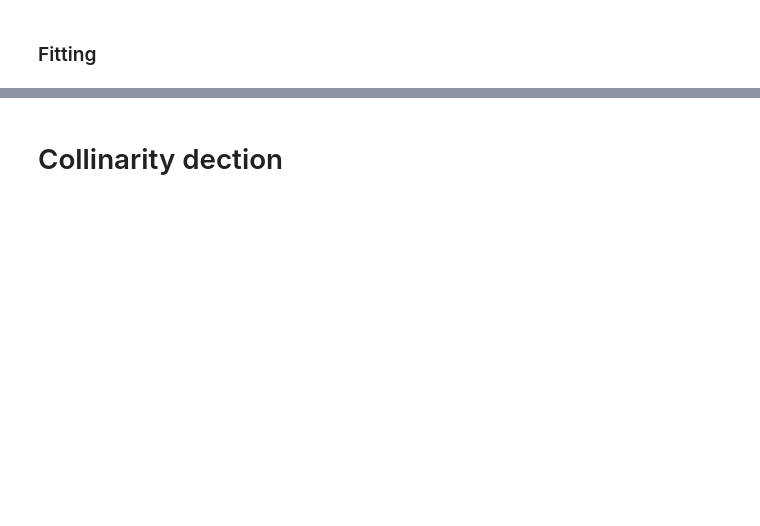
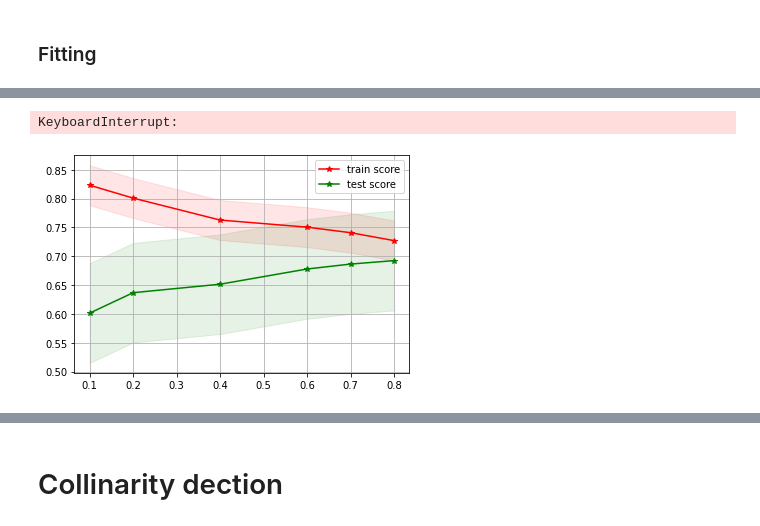
Before and after one commit to vita70579/Single-CH.-EEG-Automatic-Sleep-Staging-Structure, a Jupyter notebook: EEG Signal Post - Processing.ipynb, the cells around one changed output, grey strips where cells are left out. Drawn from its saved outputs; the diff is of its cells as text; code cells hidden in the pictures; blank space fills up the shorter version.

```diff
--- a/EEG Signal Post - Processing.ipynb
+++ b/EEG Signal Post - Processing.ipynb
@@ -108,3 +106,0 @@ trX.shape
-# %%
-trX = FSM_1(trX,condition=30)
-trX.shape
@@ -240,24 +256,22 @@ with open("REPORT.csv", "a+") as csvfile:
-# %%
-# Level_1 ACC
-cv_=[]
-
-for i in list(train_X.columns.get_level_values(1).unique()):
-    trX = encoder.fit_transform(train_X.xs(i,level = 1,axis=1))
-    cv_.append(cross_val_score(estimator, trX, trY, cv=5).mean())
-
-with open("REPORT.csv", "a+") as csvfile:
-    writer = csv.writer(csvfile)
-    writer.writerow([""]+list(train_X.columns.get_level_values(1).unique()))
-    writer.writerow(['Level_1_Acc']+cv_)
-# %%
-# Level_2 ACC
-cv_=[]
-
-for i in list(train_X.columns):
-    trX = encoder.fit_transform(train_X[[i]])
-    cv_.append(cross_val_score(estimator, trX, trY, cv=5).mean())
-
-with open("REPORT.csv", "a+") as csvfile:
-    writer = csv.writer(csvfile)
-    writer.writerow([""]+list(train_X.columns))
-    writer.writerow(['Level_2_Acc']+cv_)
+# %%
+train_sizes = [0.1, 0.2, 0.4, 0.6, 0.7, 0.8,0.9]
+train_size,train_scores,test_scores = learning_curve(L1_Reg,trX,trY,cv=10,train_sizes=[0.1,0.2,0.4,0.6,0.7,0.8])
+new_train_scores=train_scores.mean(1)
+train_std=train_scores.std()
+test_std=test_scores.std()
+new_test_scores=test_scores.mean(1)
+# %% [output]
+KeyboardInterrupt:
+# %%
+plt.grid()
+plt.fill_between(train_sizes,new_train_scores-train_std,
+                 new_train_scores+train_std,color='r',alpha=0.1)
+plt.fill_between(train_sizes,new_test_scores-test_std,
+                 new_test_scores+test_std,color='g',alpha=0.1)
+
+plt.plot(train_sizes,new_train_scores,'*-',c='r',label='train score')
+plt.plot(train_sizes,new_test_scores,'*-',c='g',label='test score')
+plt.legend(loc='best')
+plt.show()
+# %% [output]
+[figure, added]
```
Also changed, not shown: parts of 36 cells of this notebook.
